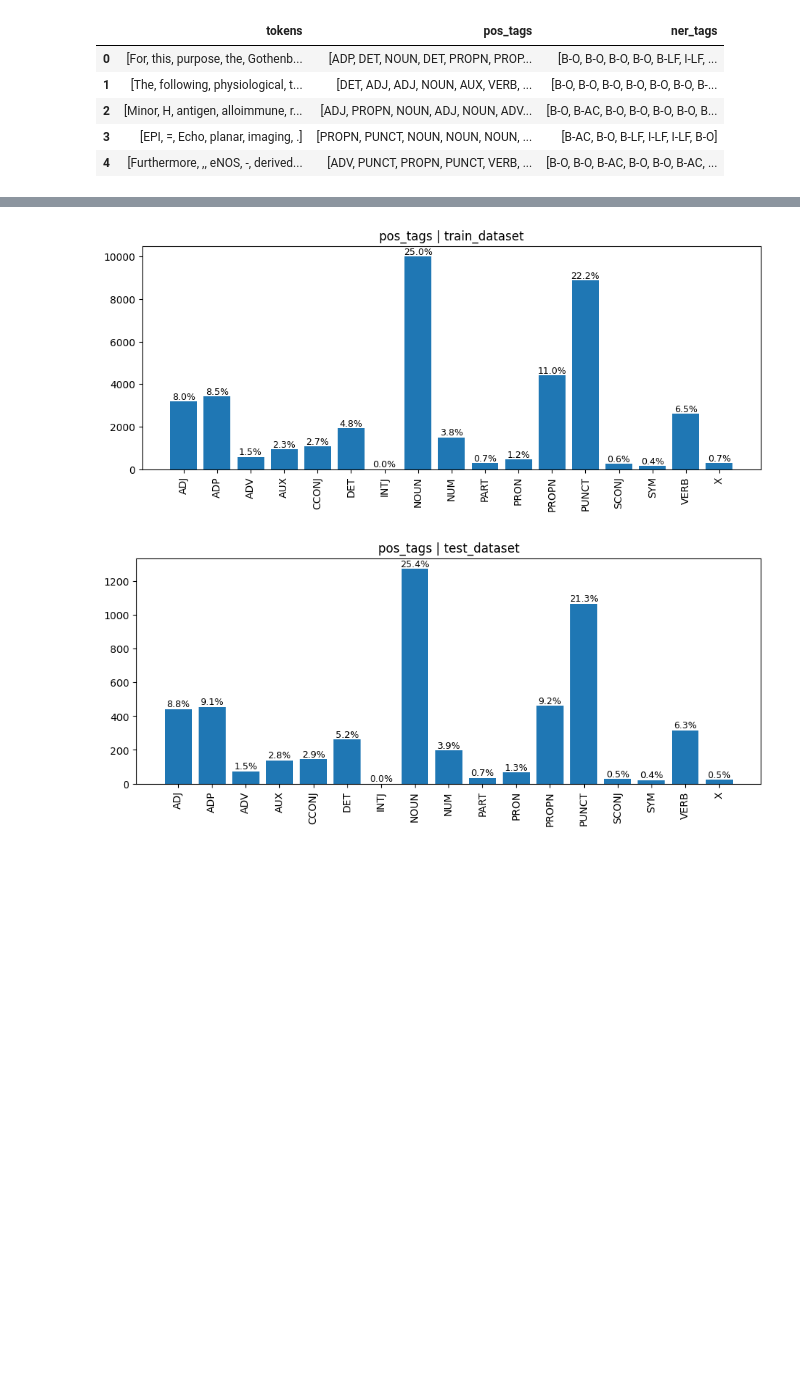
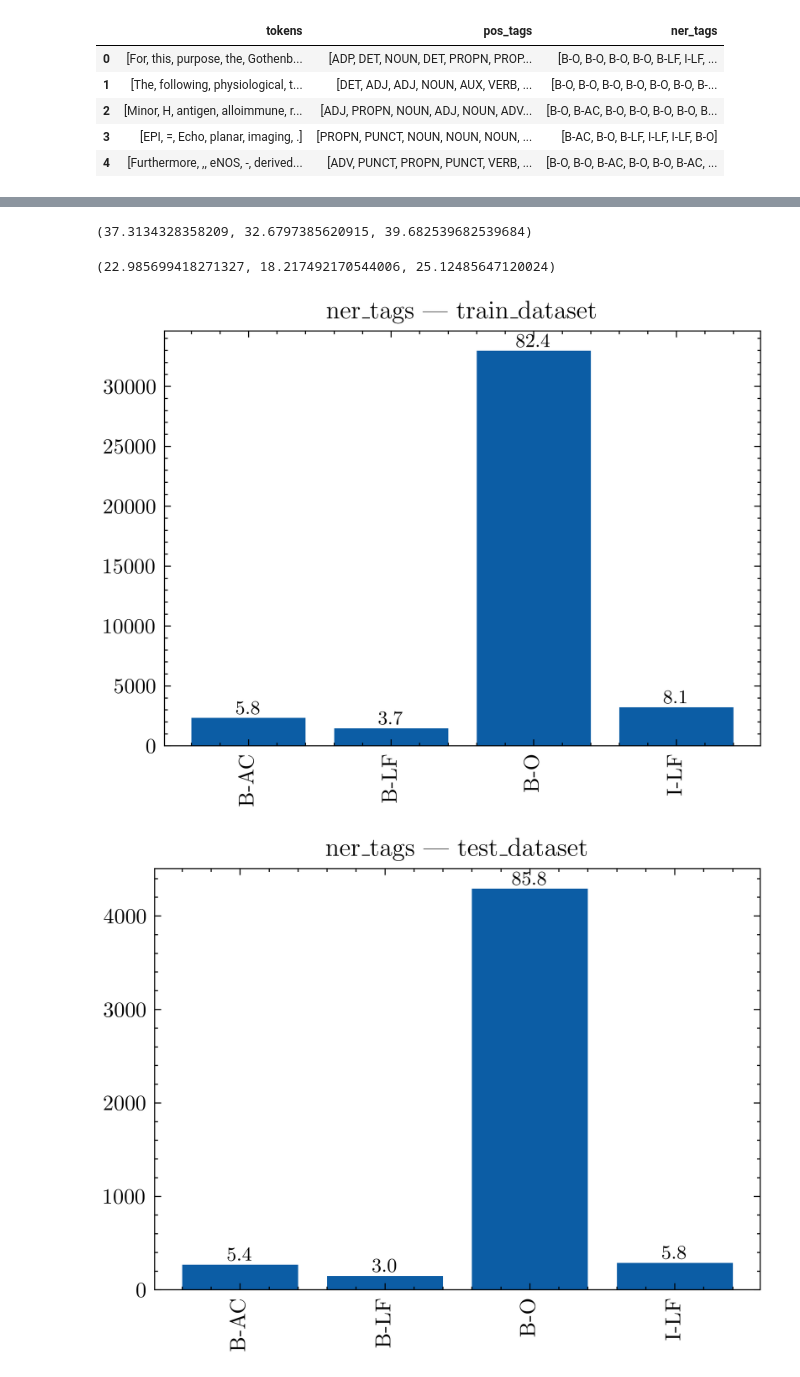
Before and after one commit to antoineedy/NLP-individual-courwework, a Jupyter notebook: data_exploration.ipynb, the cells around one changed output, grey strips where cells are left out. Saved outputs shown, nothing was run; the diff lists cells and outputs as text; code cells hidden in the pictures; blank space fills up the shorter version.

```diff
--- a/data_exploration.ipynb
+++ b/data_exploration.ipynb
@@ -35,6 +34,15 @@ train_dataset.head()
 | 2 | [Minor, H, antigen, alloimmune, r... | [ADJ, PROPN, NOUN, ADJ, NOUN, ADV... | [B-O, B-AC, B-O, B-O, B-O, B-O, B... |
 | 3 | [EPI, =, Echo, planar, imaging, .] | [PROPN, PUNCT, NOUN, NOUN, NOUN, ... | [B-AC, B-O, B-LF, I-LF, I-LF, B-O] |
 | 4 | [Furthermore, ,, eNOS, -, derived... | [ADV, PUNCT, PROPN, PUNCT, VERB, ... | [B-O, B-O, B-AC, B-O, B-O, B-AC, ... |
+# %%
+import scienceplots
+plt.style.use(['science'])
+plt.rcParams['text.usetex'] = True
+TOSAVE = True
+if TOSAVE:
+    plt.rcParams.update({'figure.dpi': '600'})
+else:
+    plt.rcParams.update({'figure.dpi': '180'})
 # %%
 # plot the length of the tokens for each dataset (in percentage)
 
@@ -54,3 +66,15 @@ plt.title('Density Plot of the Length of Tokens')
+# %%
+# mean of train_dataset['length']
+
+train_dataset['length'].mean(), test_dataset['length'].mean(), val_dataset['length'].mean()
+# %% [output]
+(37.3134328358209, 32.6797385620915, 39.682539682539684)
+# %%
+# std
+
+train_dataset['length'].std(), test_dataset['length'].std(), val_dataset['length'].std()
+# %% [output]
+(22.985699418271327, 18.217492170544006, 25.12485647120024)
 # %%
 def namestr(obj, namespace=globals()):
     return [name for name in namespace if namespace[name] is obj]
@@ -59,36 +83,37 @@ tags_pos = set()
 for tags_list in train_dataset['pos_tags']:
     tags_pos.update(tags_list)
 tags_pos = sorted(list(tags_pos))
 
 tags_ner = set()
 for tags_list in train_dataset['ner_tags']:
     tags_ner.update(tags_list)
 tags_ner = sorted(list(tags_ner))
 
 def tags_count(dataset, tag = 'pos_tags'):
     total_len = sum(dataset['length'])
     if tag == 'pos_tags':
         thetags = tags_pos
     else:
         thetags = tags_ner
     tags_count = {tag: 0 for tag in thetags}
     for tags_list in dataset[tag]:
         for _tag in tags_list:
             tags_count[_tag] += 1
-    plt.figure(figsize=(11, 4))
+    plt.figure(figsize=(5, 3.5))
     plt.bar(tags_count.keys(), tags_count.values())
     for i in range(len(tags_count)):
         plt.text(i, list(tags_count.values())[i], str(round(list(tags_count.values())[i]/total_len*100, 1)) + '%', ha = 'center', va = 'bottom', fontsize=9)
     plt.xticks(rotation=90)
     plt.title(tag + ' | ' + namestr(dataset)[0])
     plt.show()
 
+tags_count(train_dataset, 'ner_tags')
+tags_count(test_dataset, 'ner_tags')
+tags_count(val_dataset, 'ner_tags')
+
 tags_count(train_dataset, 'pos_tags')
 tags_count(test_dataset, 'pos_tags')
 tags_count(val_dataset, 'pos_tags')
-tags_count(train_dataset, 'ner_tags')
-tags_count(test_dataset, 'ner_tags')
-tags_count(val_dataset, 'ner_tags')
 # %% [output]
-[figure, old version]
+[figure, new version]
-[figure, old version]
+[figure, new version]
```
Also changed, not shown: parts of 4 cells of this notebook, 13 other files.
